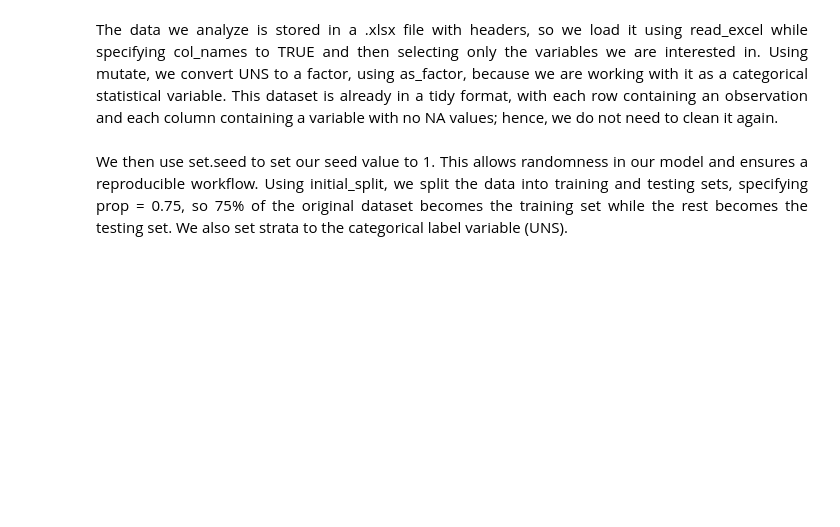
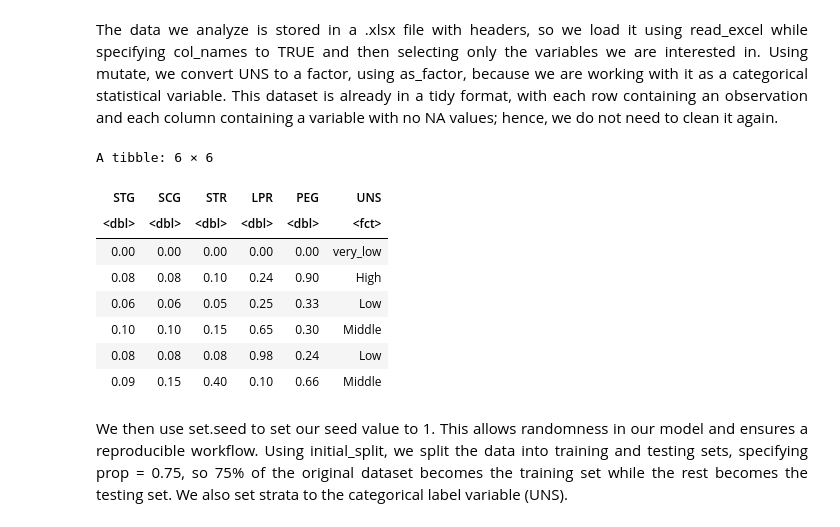
Before and after one commit to kellylee123/dsci-100-2022w1-group-41, a Jupyter notebook: Project_version_2.ipynb, the cells around one changed output. Saved outputs shown, nothing was run; the diff lists cells and outputs as text; code cells hidden in the pictures; blank space fills up the shorter version.

```diff
--- a/Project_version_2.ipynb
+++ b/Project_version_2.ipynb
@@ -46,9 +57,21 @@ library(readxl)
 The data we analyze is stored in a .xlsx file with headers, so we load it using read_excel while specifying col_names to TRUE and then selecting only the variables we are interested in. Using mutate, we convert UNS to a factor, using as_factor, because we are working with it as a categorical statistical variable. This dataset is already in a tidy format, with each row containing an observation and each column containing a variable with no NA values; hence, we do not need to clean it again.
 </p>
 # %%
+# Read the dataset and display a snapshot of the orginal dataset
 user_modeling_dataset <- read_excel(path = "data/User_Modeling_Data.xlsx", col_names = TRUE) %>%
     select("STG":"UNS") %>%
     mutate(UNS = as_factor(UNS))
+head(user_modeling_dataset)
+# %% [output]
+A tibble: 6 × 6
+| STG | SCG | STR | LPR | PEG | UNS |
+| <dbl> | <dbl> | <dbl> | <dbl> | <dbl> | <fct> |
+| 0.00 | 0.00 | 0.00 | 0.00 | 0.00 | very_low |
+| 0.08 | 0.08 | 0.10 | 0.24 | 0.90 | High |
+| 0.06 | 0.06 | 0.05 | 0.25 | 0.33 | Low |
+| 0.10 | 0.10 | 0.15 | 0.65 | 0.30 | Middle |
+| 0.08 | 0.08 | 0.08 | 0.98 | 0.24 | Low |
+| 0.09 | 0.15 | 0.40 | 0.10 | 0.66 | Middle |
 # %% [markdown]
 <p style='text-align:justify;'>
 We then use set.seed to set our seed value to 1. This allows randomness in our model and ensures a reproducible workflow. Using initial_split, we split the data into training and testing sets, specifying prop = 0.75, so 75% of the original dataset becomes the training set while the rest becomes the testing set. We also set strata to the categorical label variable (UNS).
```
Also changed, not shown: parts of 40 cells of this notebook.
